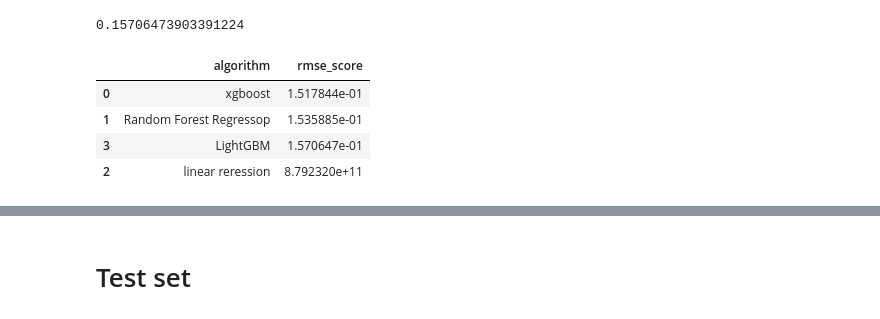
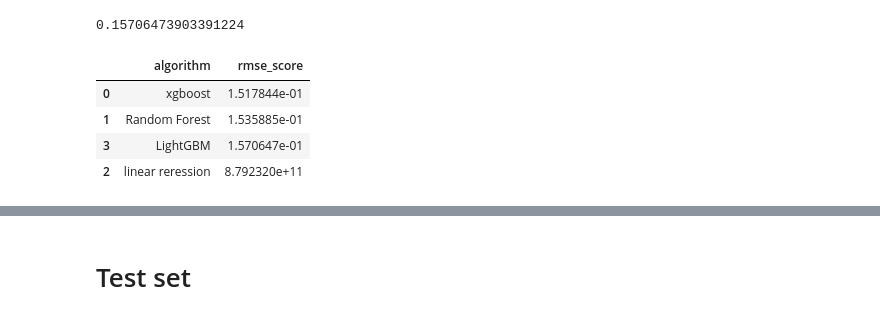
Before and after one commit to ronnyfahrudin/IYKRA-FELLOWSHIP-Data-Science, a Jupyter notebook: Machine Learning/advanced Regression house price/Advanced Regression.ipynb, the cells around one changed output, grey strips where cells are left out. Saved outputs shown, nothing was run; the diff lists cells and outputs as text; code cells hidden in the pictures.

```diff
--- a/Machine Learning/advanced Regression house price/Advanced Regression.ipynb
+++ b/Machine Learning/advanced Regression house price/Advanced Regression.ipynb
@@ -624,15 +624,15 @@ mean sale price: 180921.19589041095
 0.15706473903391224
 # %%
 data = {'xgboost':rmse_gboost,
-         'Random Forest Regressop':rmse_RF,
+         'Random Forest':rmse_RF,
          'linear reression':rmse_LR,
         'LightGBM':lgbm}
 data = pd.DataFrame.from_dict(data, orient='index').reset_index()
 data.columns = ['algorithm','rmse_score']
 data.sort_values('rmse_score')
 # %% [output]
 |  | algorithm | rmse_score |
 | 0 | xgboost | 1.517844e-01 |
-| 1 | Random Forest Regressop | 1.535885e-01 |
+| 1 | Random Forest | 1.535885e-01 |
 | 3 | LightGBM | 1.570647e-01 |
 | 2 | linear reression | 8.792320e+11 |
```
Also changed, not shown: parts of 1 cell of this notebook.
